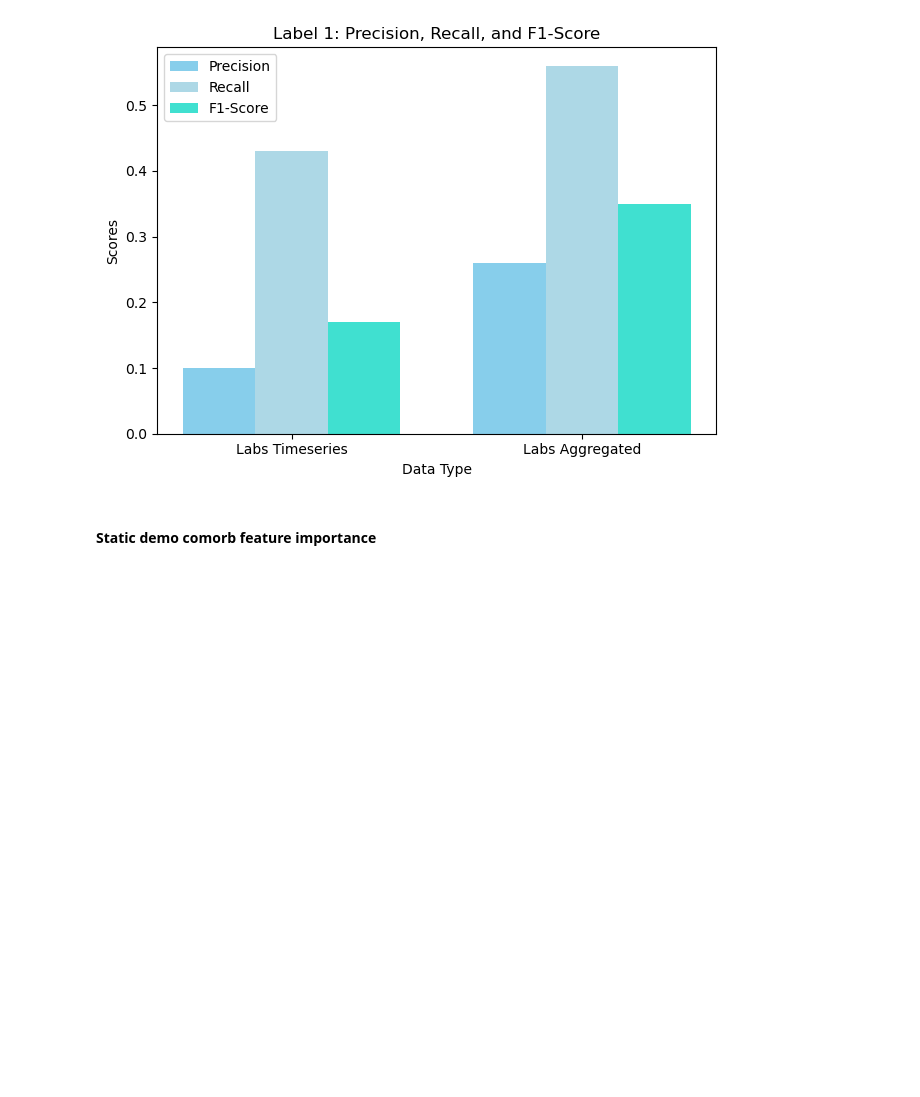
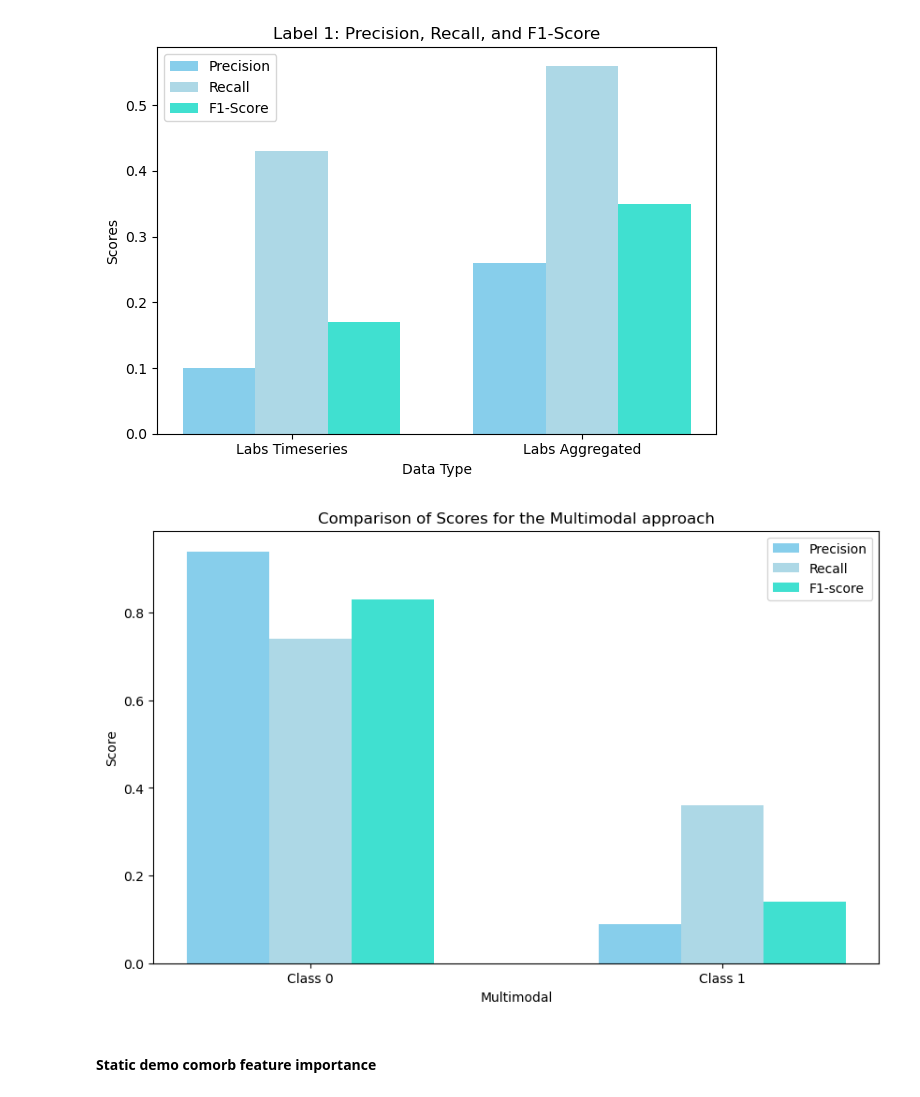
Before and after one commit to navikannur/CKD_Multimodal_Thesis, a Jupyter notebook: Multimodal_refined_plot.ipynb, the cells around one changed output. Saved outputs shown, nothing was run; the diff lists cells and outputs as text; code cells hidden in the pictures; blank space fills up the shorter version.

```diff
--- a/Multimodal_refined_plot.ipynb
+++ b/Multimodal_refined_plot.ipynb
@@ -2916,6 +2916,34 @@ plt.show()
 # %% [output]
 [figure]
 [figure]
+# %%
+# Define the precision, recall, and F1-score values for each model
+default_precision = [0.94, 0.09]
+default_recall = [0.74, 0.36]
+default_f1_score = [0.83, 0.14]
+
+
+# Set the x-axis positions for the bars
+x = np.arange(2)
+
+# Set the width of each bar
+bar_width = 0.2
+
+# Plot the bar plots
+plt.figure(figsize=(10, 6))
+plt.bar(x, default_precision, width=bar_width, label='Precision', color='skyblue')
+plt.bar(x + bar_width, default_recall, width=bar_width, label='Recall', color='lightblue')
+plt.bar(x + 2 * bar_width, default_f1_score, width=bar_width, label='F1-score', color='turquoise')
+
+# Set the x-axis labels and title
+plt.xticks(x + bar_width, ['Class 0', 'Class 1'])
+plt.xlabel('Multimodal')
+plt.ylabel('Score')
+plt.title('Comparison of Scores for the Multimodal approach')
+plt.legend()
+plt.show()
+# %% [output]
+[figure, added]
 # %% [markdown]
 #### Static demo comorb feature importance
 # %%
```
